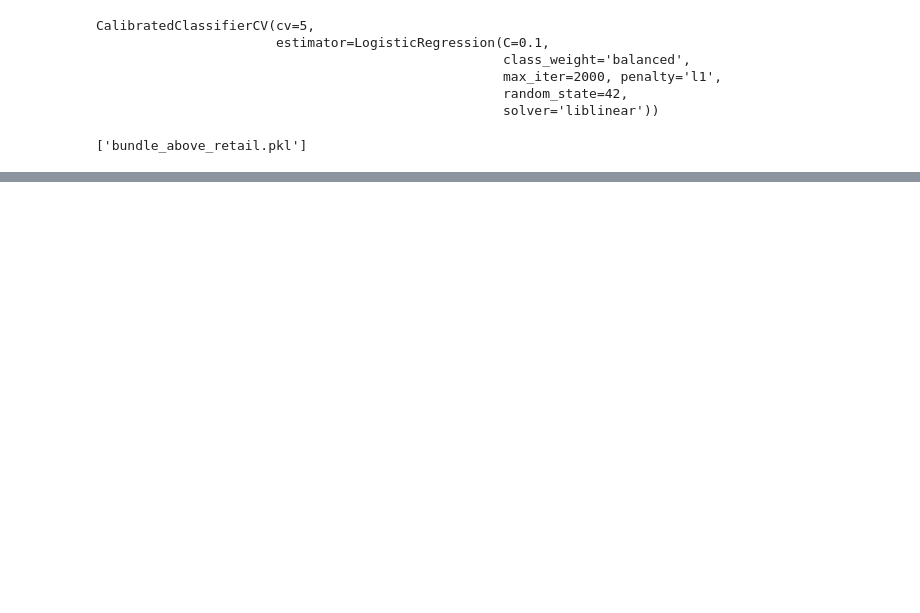
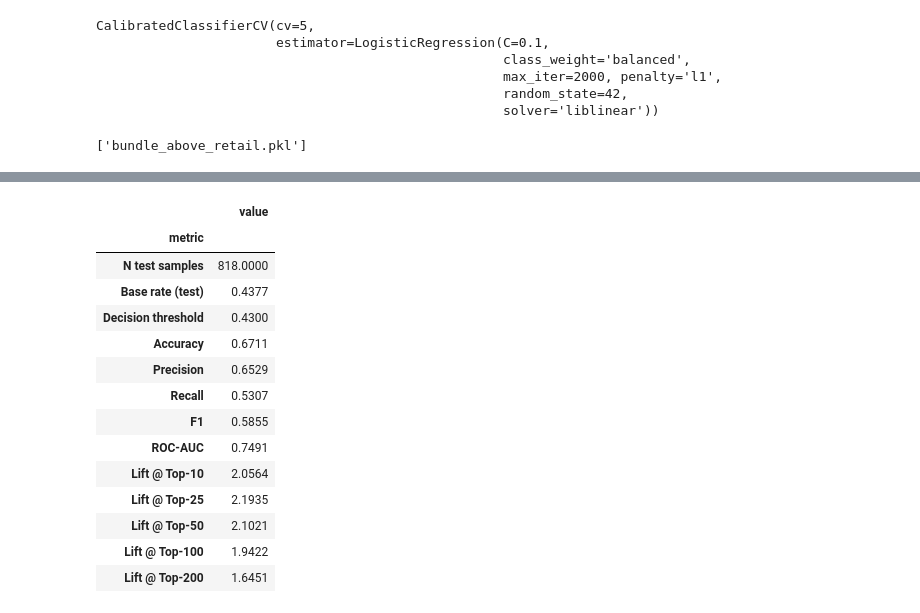
Before and after one commit to juanpablocarrillohortua/StockX_Project, a Jupyter notebook: notebooks/using_the_model.ipynb, the cells around one changed output, grey strips where cells are left out. Saved outputs shown, nothing was run; the diff lists cells and outputs as text; code cells hidden in the pictures; blank space fills up the shorter version.

```diff
--- a/notebooks/using_the_model.ipynb
+++ b/notebooks/using_the_model.ipynb
@@ -60,9 +60,15 @@ features.keys()
 train_lin = features['train_data']
 test_lin = features['test_data']
 # %%
+model_training_bundle = joblib.load('bundle_above_retail.pkl')
+scaler_raw = model_training_bundle['scaler']
+raw_cols = list(scaler_raw.feature_names_in_)
+
 scaler_lin = RobustScaler()
-train_lin[cols_scale_lin] = scaler_lin.fit_transform(train_lin[cols_scale_lin])
-test_lin[cols_scale_lin]  = scaler_lin.transform(test_lin[cols_scale_lin])
+scaler_lin.n_features_in_ = len(cols_scale_lin)
+scaler_lin.feature_names_in_ = np.array(cols_scale_lin, dtype=object)
+scaler_lin.center_ = np.array([scaler_raw.center_[raw_cols.index(c)] for c in cols_scale_lin])
+scaler_lin.scale_  = np.array([scaler_raw.scale_[raw_cols.index(c)] for c in cols_scale_lin])
 # %%
 joblib.dump(scaler_lin, 'scaler_lin.pkl')
 # %% [output]
@@ -507,0 +592,50 @@ joblib.dump(bundle_calibrated, 'bundle_above_retail.pkl')
+# %%
+from sklearn.metrics import accuracy_score
+
+bundle_summary    = joblib.load('bundle_above_retail.pkl')
+modelo_summary    = bundle_summary['modelo']
+umbral_summary    = bundle_summary.get('umbral', 0.43)
+
+y_proba_summary = modelo_summary.predict_proba(X_test)[:, 1]
+y_pred_summary  = (y_proba_summary >= umbral_summary).astype(int)
+
+base_rate = y_test.mean()
+K_values  = [10, 25, 50, 100, 200]
+df_ranker_summary = pd.DataFrame({
+    'proba': y_proba_summary,
+    'real':  y_test,
+}).sort_values('proba', ascending=False).reset_index(drop=True)
+
+rows = [
+    {'metric': 'N test samples',    'value': len(y_test)},
+    {'metric': 'Base rate (test)',  'value': base_rate},
+    {'metric': 'Decision threshold', 'value': umbral_summary},
+    {'metric': 'Accuracy',          'value': accuracy_score(y_test, y_pred_summary)},
+    {'metric': 'Precision',         'value': precision_score(y_test, y_pred_summary, zero_division=0)},
+    {'metric': 'Recall',            'value': recall_score(y_test, y_pred_summary, zero_division=0)},
+    {'metric': 'F1',                'value': f1_score(y_test, y_pred_summary, zero_division=0)},
+    {'metric': 'ROC-AUC',           'value': roc_auc_score(y_test, y_proba_summary)},
+]
+for k in K_values:
+    tasa_k = df_ranker_summary.head(k)['real'].mean()
+    rows.append({'metric': f'Lift @ Top-{k}', 'value': tasa_k / base_rate})
+
+df_metrics_summary = pd.DataFrame(rows).set_index('metric')
+df_metrics_summary['value'] = df_metrics_summary['value'].round(4)
+df_metrics_summary
+# %% [output]
+|  | value |
+| metric |  |
+| N test samples | 818.0000 |
+| Base rate (test) | 0.4377 |
+| Decision threshold | 0.4300 |
+| Accuracy | 0.6711 |
+| Precision | 0.6529 |
+| Recall | 0.5307 |
+| F1 | 0.5855 |
+| ROC-AUC | 0.7491 |
+| Lift @ Top-10 | 2.0564 |
+| Lift @ Top-25 | 2.1935 |
+| Lift @ Top-50 | 2.1021 |
+| Lift @ Top-100 | 1.9422 |
+| Lift @ Top-200 | 1.6451 |
```
Also changed, not shown: parts of 5 cells of this notebook, 5 other files.
